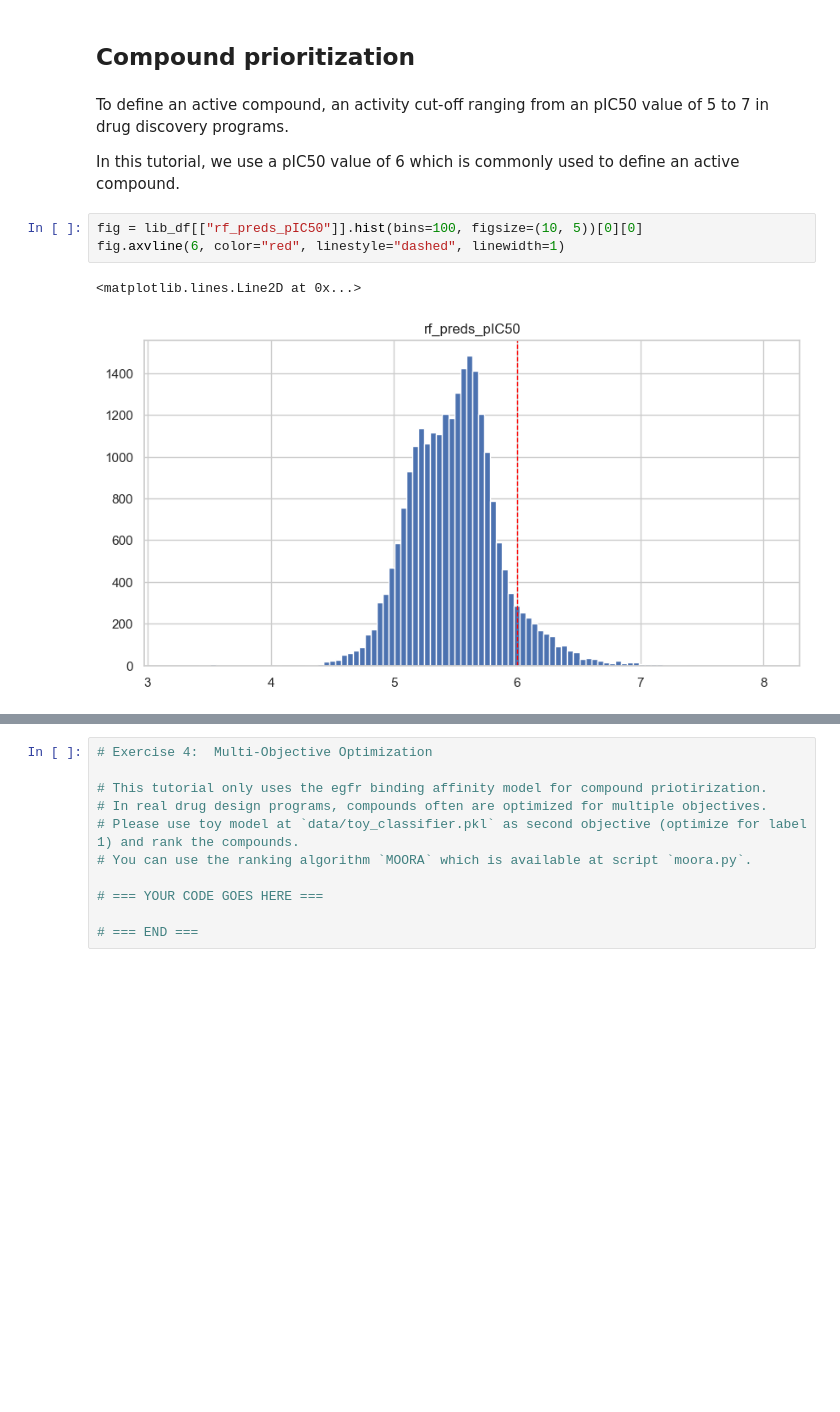
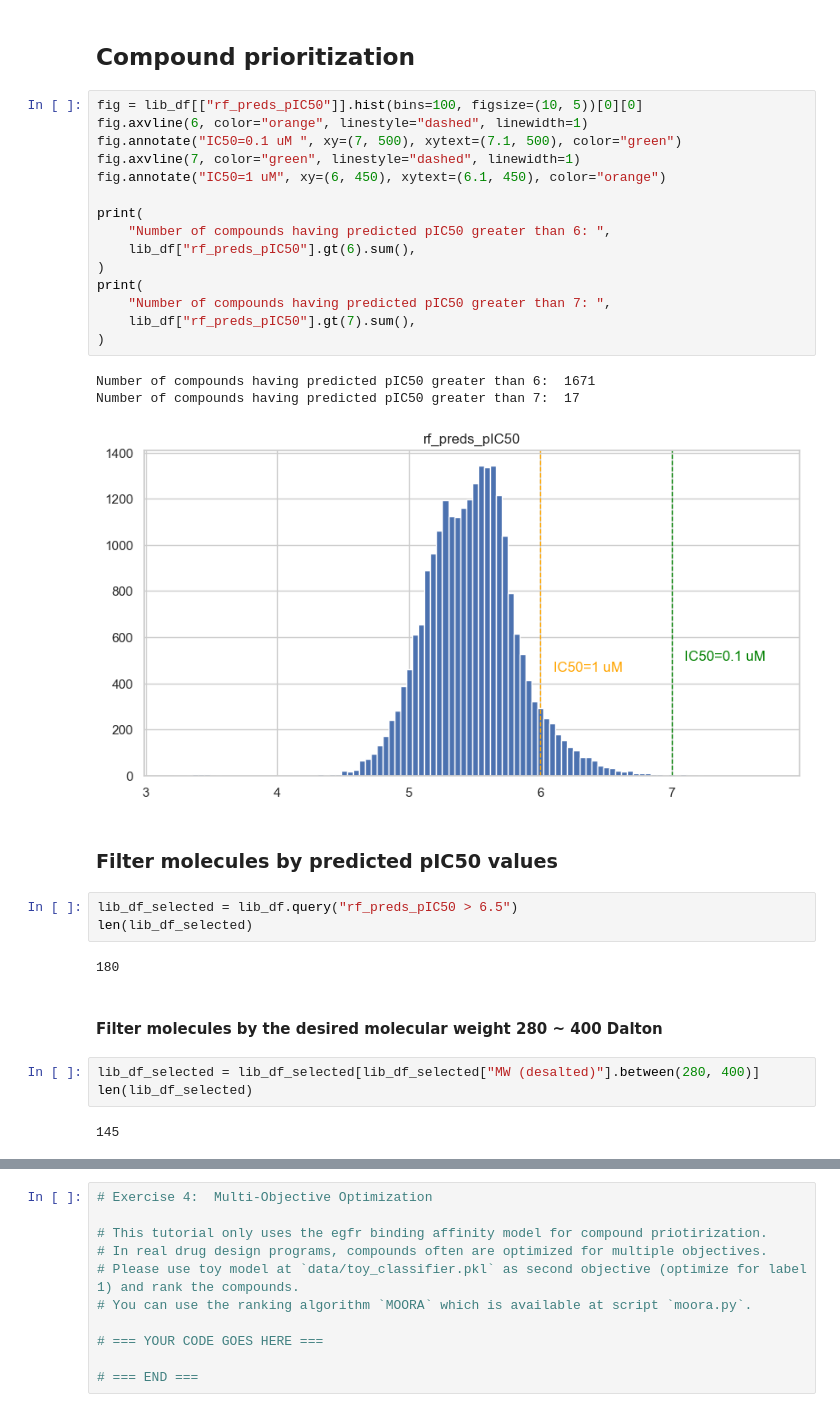
Before and after one commit to valence-labs/mtl_summer_school_2024, a Jupyter notebook: Lab1/01_lab1_code.ipynb, the cells around one changed output, grey strips where cells are left out. Drawn from its saved outputs; the diff is of its cells as text; blank space fills up the shorter version.

```diff
--- a/Lab1/01_lab1_code.ipynb
+++ b/Lab1/01_lab1_code.ipynb
@@ -746,13 +762,36 @@ Numba: Attempted to fork from a non-main thread, the TBB library may be in an in
 # %% [markdown]
 ## Compound prioritization
-# %% [markdown]
-To define an active compound, an activity cut-off ranging from an pIC50 value of 5 to 7 in drug discovery programs.
-
-In this tutorial, we use a pIC50 value of 6 which is commonly used to define an active compound.
-# %%
-fig = lib_df[["rf_preds_pIC50"]].hist(bins=100, figsize=(10, 5))[0][0]
-fig.axvline(6, color="red", linestyle="dashed", linewidth=1)
-# %% [output]
-<matplotlib.lines.Line2D at 0x...>
-[figure, removed]
+# %%
+fig = lib_df[["rf_preds_pIC50"]].hist(bins=100, figsize=(10, 5))[0][0]
+fig.axvline(6, color="orange", linestyle="dashed", linewidth=1)
+fig.annotate("IC50=0.1 uM ", xy=(7, 500), xytext=(7.1, 500), color="green")
+fig.axvline(7, color="green", linestyle="dashed", linewidth=1)
+fig.annotate("IC50=1 uM", xy=(6, 450), xytext=(6.1, 450), color="orange")
+
+print(
+    "Number of compounds having predicted pIC50 greater than 6: ",
+    lib_df["rf_preds_pIC50"].gt(6).sum(),
+)
+print(
+    "Number of compounds having predicted pIC50 greater than 7: ",
+    lib_df["rf_preds_pIC50"].gt(7).sum(),
+)
+# %% [output]
+Number of compounds having predicted pIC50 greater than 6:  1671
+Number of compounds having predicted pIC50 greater than 7:  17
+[figure, added]
+# %% [markdown]
+### Filter molecules by predicted pIC50 values
+# %%
+lib_df_selected = lib_df.query("rf_preds_pIC50 > 6.5")
+len(lib_df_selected)
+# %% [output]
+180
+# %% [markdown]
+#### Filter molecules by the desired molecular weight 280 ~ 400 Dalton
+# %%
+lib_df_selected = lib_df_selected[lib_df_selected["MW (desalted)"].between(280, 400)]
+len(lib_df_selected)
+# %% [output]
+145
 # %% [markdown]
```
Also changed, not shown: parts of 57 cells of this notebook.
